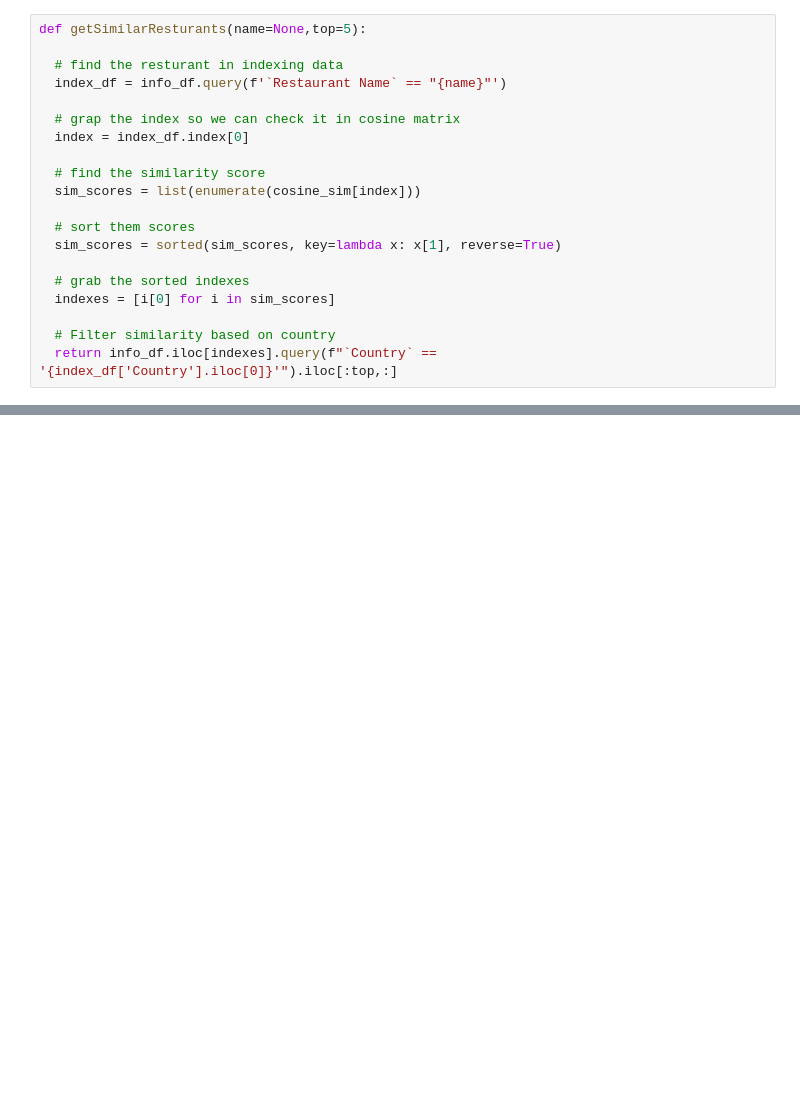
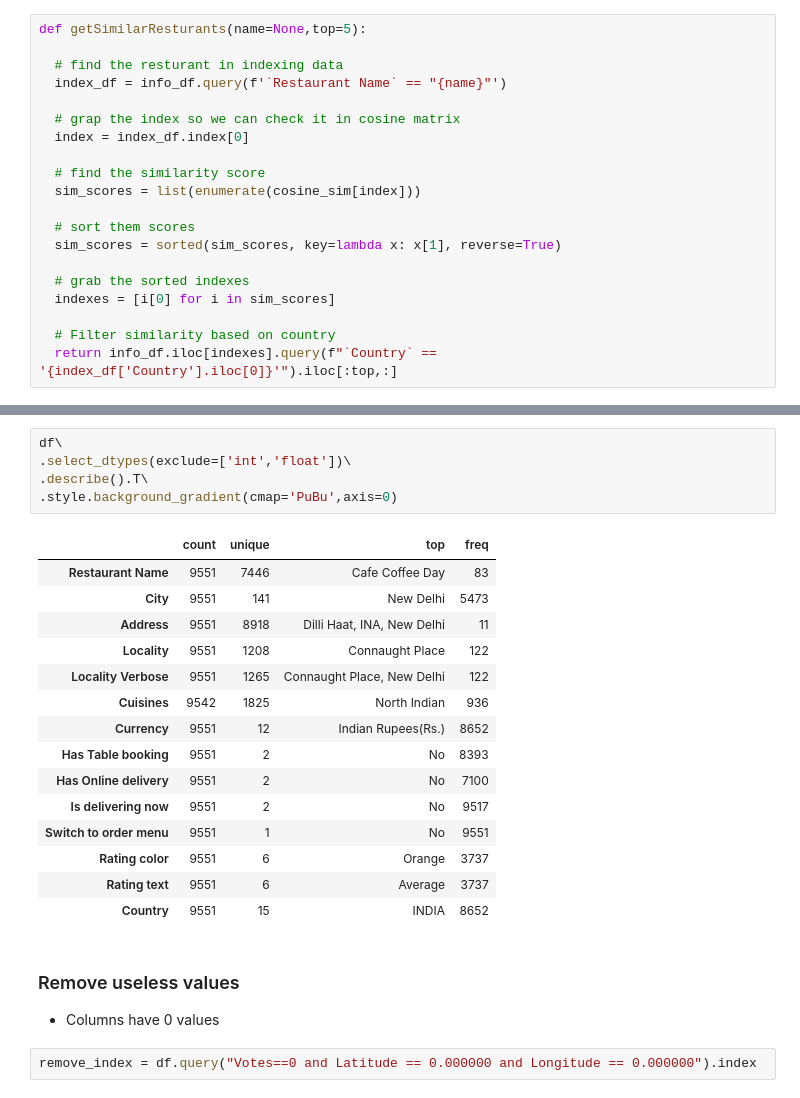
Before and after one commit to SarkarPriyanshu/CognifyzTechnologiesInterns, a Jupyter notebook: Cognifyz_Technologies_Internship_Task_1.ipynb, the cells around one changed output, grey strips where cells are left out. Cells and saved outputs as stored; diff of their text form; blank space fills up the shorter version.

```diff
--- a/Cognifyz_Technologies_Internship_Task_1.ipynb
+++ b/Cognifyz_Technologies_Internship_Task_1.ipynb
@@ -598,0 +740,27 @@ if __name__ == '__main__':
+# %%
+df\
+.select_dtypes(exclude=['int','float'])\
+.describe().T\
+.style.background_gradient(cmap='PuBu',axis=0)
+# %% [output]
+|  | count | unique | top | freq |
+| Restaurant Name | 9551 | 7446 | Cafe Coffee Day | 83 |
+| City | 9551 | 141 | New Delhi | 5473 |
+| Address | 9551 | 8918 | Dilli Haat, INA, New Delhi | 11 |
+| Locality | 9551 | 1208 | Connaught Place | 122 |
+| Locality Verbose | 9551 | 1265 | Connaught Place, New Delhi | 122 |
+| Cuisines | 9542 | 1825 | North Indian | 936 |
+| Currency | 9551 | 12 | Indian Rupees(Rs.) | 8652 |
+| Has Table booking | 9551 | 2 | No | 8393 |
+| Has Online delivery | 9551 | 2 | No | 7100 |
+| Is delivering now | 9551 | 2 | No | 9517 |
+| Switch to order menu | 9551 | 1 | No | 9551 |
+| Rating color | 9551 | 6 | Orange | 3737 |
+| Rating text | 9551 | 6 | Average | 3737 |
+| Country | 9551 | 15 | INDIA | 8652 |
+# %% [markdown]
+### Remove useless values
+
+- Columns have 0 values
+# %%
+remove_index = df.query("Votes==0 and Latitude == 0.000000 and Longitude == 0.000000").index
```
Also changed, not shown: parts of 74 cells of this notebook.
